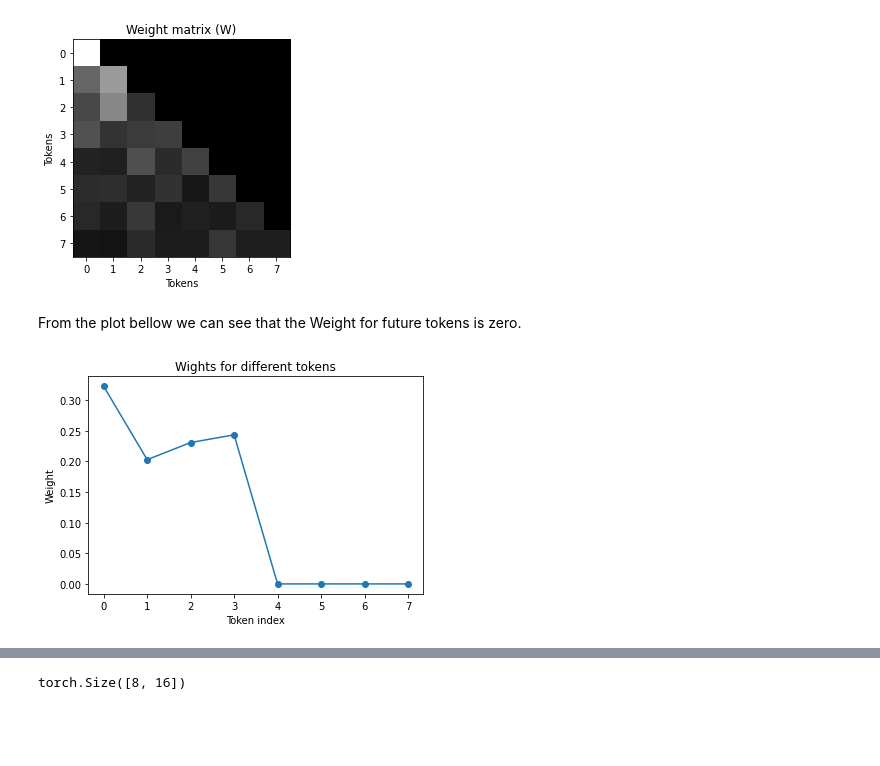
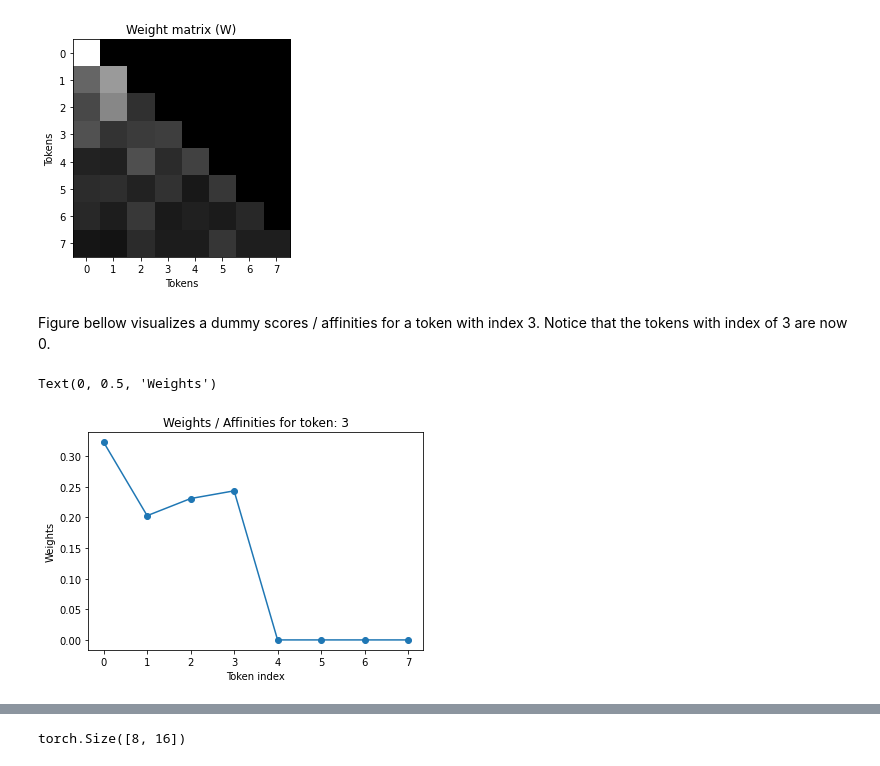
Before and after one commit to Matjaz12/GPT-Explained, a Jupyter notebook: GPT.ipynb, the cells around one changed output, grey strips where cells are left out. Drawn from its saved outputs; the diff is of its cells as text; code cells hidden in the pictures; blank space fills up the shorter version.

```diff
--- a/GPT.ipynb
+++ b/GPT.ipynb
@@ -539,0 +531,5 @@ torch.Size([4, 8, 2])
+# %%
+torch.manual_seed(1337)
+batch_size, block_size, embedding_dim = 4,8,2
+tokens = torch.randn(batch_size, block_size, embedding_dim)
+tokens.shape
@@ -850,0 +879,3 @@ We are implementing the self-attention for the decoder part of the transformer,
+# %%
+tril = torch.tril(torch.ones(block_size, block_size))
+tril
@@ -882,15 +946,16 @@ plt.xlabel("Tokens");
 plt.ylabel("Tokens");
 # %% [output]
 [figure]
-# %% [markdown]
-From the plot bellow we can see that the Weight for future tokens is zero.
+# %% [markdown]
+Figure bellow visualizes a dummy scores / affinities for a token with index 3. Notice that the tokens with index of 3 are now 0.
 # %%
 token_idx = 3
 
 plt.plot(W[token_idx, :].detach().numpy(), "o-")
+plt.title(f"Weights / Affinities for token: {token_idx}");
 plt.xlabel("Token index")
-plt.ylabel("Weight")
-plt.title("Wights for different tokens");
+plt.ylabel("Weights")
 # %% [output]
+Text(0, 0.5, 'Weights')
-[figure, old version]
+[figure, new version]
 # %% [markdown]
```
Also changed, not shown: parts of 94 cells of this notebook.
